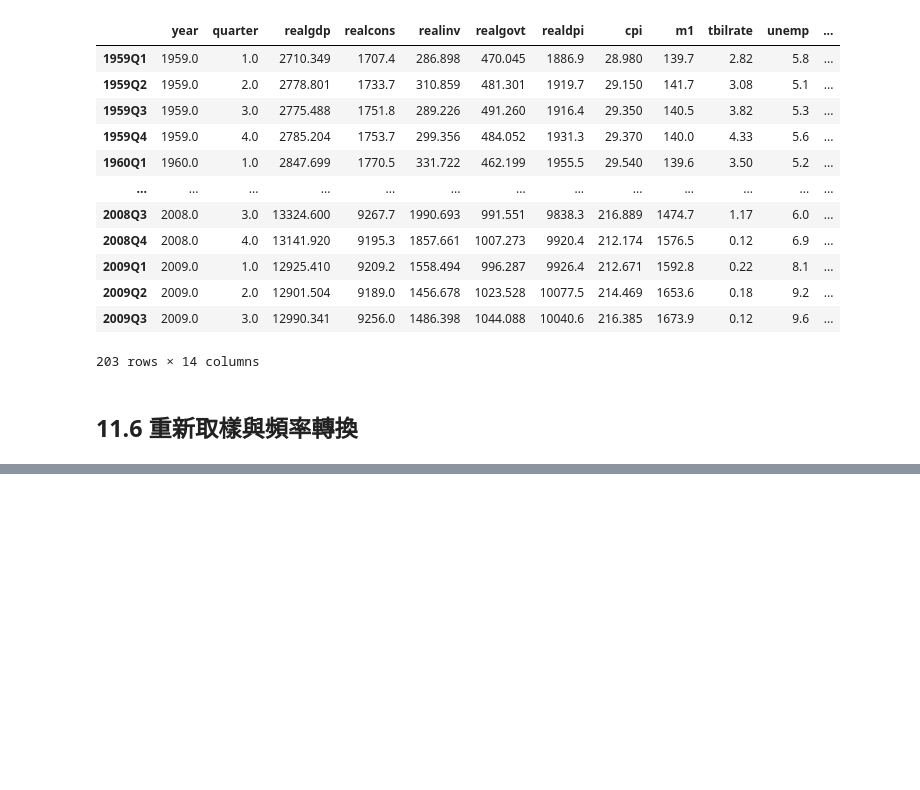
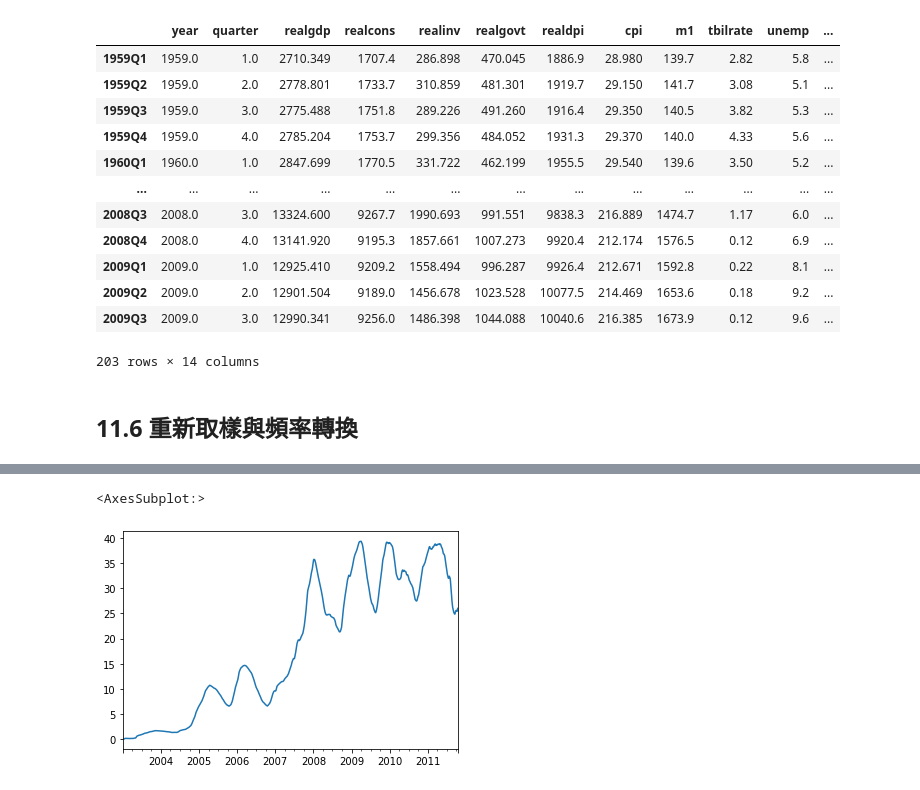
Before and after one commit to wuchiaaa/Chiaaa-s-Learning-Notes, a Jupyter notebook: ch11-時間序列.ipynb, the cells around one changed output, grey strips where cells are left out. Cells and saved outputs as stored; diff of their text form; code cells hidden in the pictures; blank space fills up the shorter version.

```diff
--- a/ch11-時間序列.ipynb
+++ b/ch11-時間序列.ipynb
@@ -1161,0 +1406,4 @@ data
+# %%
+# 有遺失值
+appl_std250 = closd_px.AAPL.rolling(250, min_periods=10).std()
+appl_std250[5:12]
@@ -1161,0 +1419,5 @@ data
+# %%
+appl_std250.plot()
+# %% [output]
+<AxesSubplot:>
+[figure, added]
```
Also changed, not shown: parts of 51 cells of this notebook.
